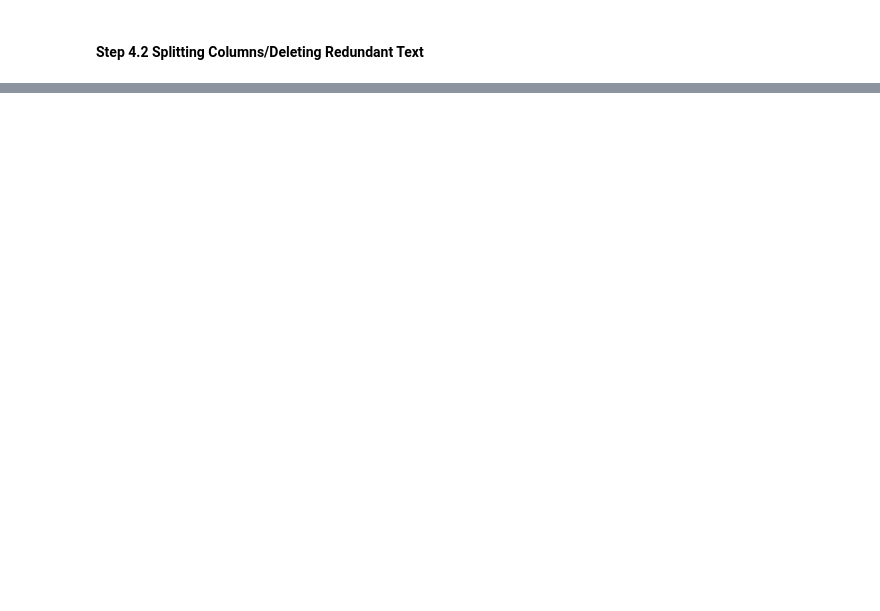
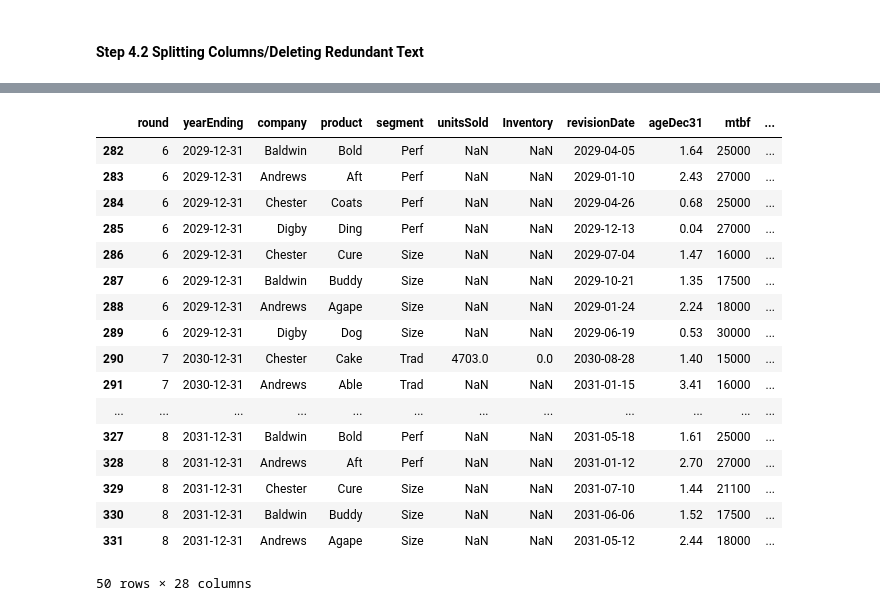
Before and after one commit to christinedbaxter/mbaCapstone, a Jupyter notebook: notebooks/exploratory/exploratory_analysis_v1.ipynb, the cells around one changed output, grey strips where cells are left out. Drawn from its saved outputs; the diff is of its cells as text; code cells hidden in the pictures; blank space fills up the shorter version.

```diff
--- a/notebooks/exploratory/exploratory_analysis_v1.ipynb
+++ b/notebooks/exploratory/exploratory_analysis_v1.ipynb
@@ -343,0 +675,7 @@ print(customer_criteria_df.head())
+# %%
+# Rename the 'Segment' column to 'segment' in product_by_segment_df
+product_by_segment_df.rename(columns={'Segment': 'segment'}, inplace=True)
+# %%
+# Compare column names of both DataFrames, making list of common columns
+common_cols = list(set(product_info_df.columns).intersection(set(product_by_segment_df.columns)))
+print(common_cols)
@@ -343,0 +690,7 @@ print(customer_criteria_df.head())
+# %%
+# Merge the two DataFrames
+merged_product_df = pd.merge(product_info_df, product_by_segment_df, on=common_cols, how='right')
+
+# View columns of the merged DataFrame
+print(merged_product_df.columns)
+print(merged_product_df.shape)
@@ -343,0 +726,24 @@ print(customer_criteria_df.head())
+# %%
+# Convert 'stockOut' column to boolean
+merged_product_df['stockOut'] = merged_product_df['stockOut'].astype(bool)
+# %%
+merged_product_df.tail(50)
+# %% [output]
+|  | round | yearEnding | company | product | segment | unitsSold | Inventory | revisionDate | ageDec31 | mtbf | ... |
+| 282 | 6 | 2029-12-31 | Baldwin | Bold | Perf | NaN | NaN | 2029-04-05 | 1.64 | 25000 | ... |
+| 283 | 6 | 2029-12-31 | Andrews | Aft | Perf | NaN | NaN | 2029-01-10 | 2.43 | 27000 | ... |
+| 284 | 6 | 2029-12-31 | Chester | Coats | Perf | NaN | NaN | 2029-04-26 | 0.68 | 25000 | ... |
+| 285 | 6 | 2029-12-31 | Digby | Ding | Perf | NaN | NaN | 2029-12-13 | 0.04 | 27000 | ... |
+| 286 | 6 | 2029-12-31 | Chester | Cure | Size | NaN | NaN | 2029-07-04 | 1.47 | 16000 | ... |
+| 287 | 6 | 2029-12-31 | Baldwin | Buddy | Size | NaN | NaN | 2029-10-21 | 1.35 | 17500 | ... |
+| 288 | 6 | 2029-12-31 | Andrews | Agape | Size | NaN | NaN | 2029-01-24 | 2.24 | 18000 | ... |
+| 289 | 6 | 2029-12-31 | Digby | Dog | Size | NaN | NaN | 2029-06-19 | 0.53 | 30000 | ... |
+| 290 | 7 | 2030-12-31 | Chester | Cake | Trad | 4703.0 | 0.0 | 2030-08-28 | 1.40 | 15000 | ... |
+| 291 | 7 | 2030-12-31 | Andrews | Able | Trad | NaN | NaN | 2031-01-15 | 3.41 | 16000 | ... |
+| ... | ... | ... | ... | ... | ... | ... | ... | ... | ... | ... | ... |
+| 327 | 8 | 2031-12-31 | Baldwin | Bold | Perf | NaN | NaN | 2031-05-18 | 1.61 | 25000 | ... |
+| 328 | 8 | 2031-12-31 | Andrews | Aft | Perf | NaN | NaN | 2031-01-12 | 2.70 | 27000 | ... |
+| 329 | 8 | 2031-12-31 | Chester | Cure | Size | NaN | NaN | 2031-07-10 | 1.44 | 21100 | ... |
+| 330 | 8 | 2031-12-31 | Baldwin | Buddy | Size | NaN | NaN | 2031-06-06 | 1.52 | 17500 | ... |
+| 331 | 8 | 2031-12-31 | Andrews | Agape | Size | NaN | NaN | 2031-05-12 | 2.44 | 18000 | ... |
+50 rows × 28 columns
```
Also changed, not shown: parts of 24 cells of this notebook, 2 other files.
